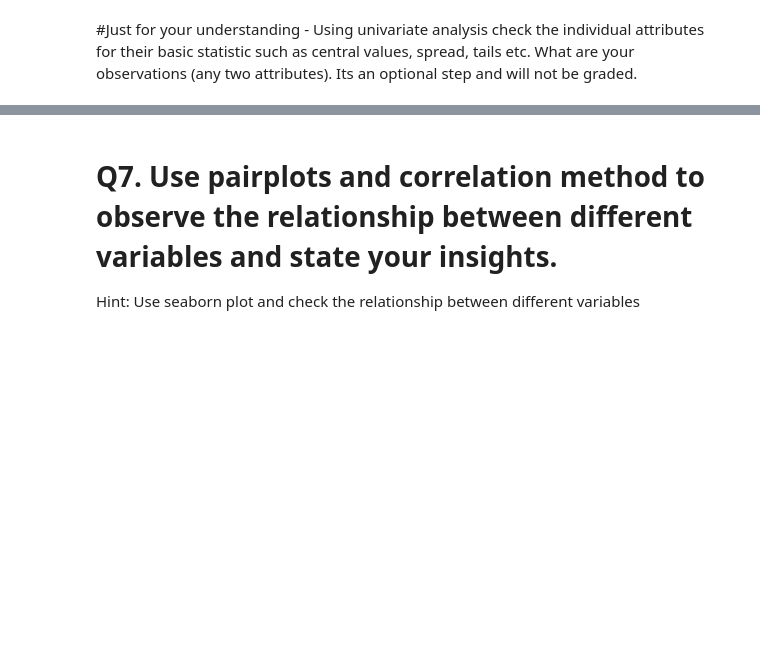
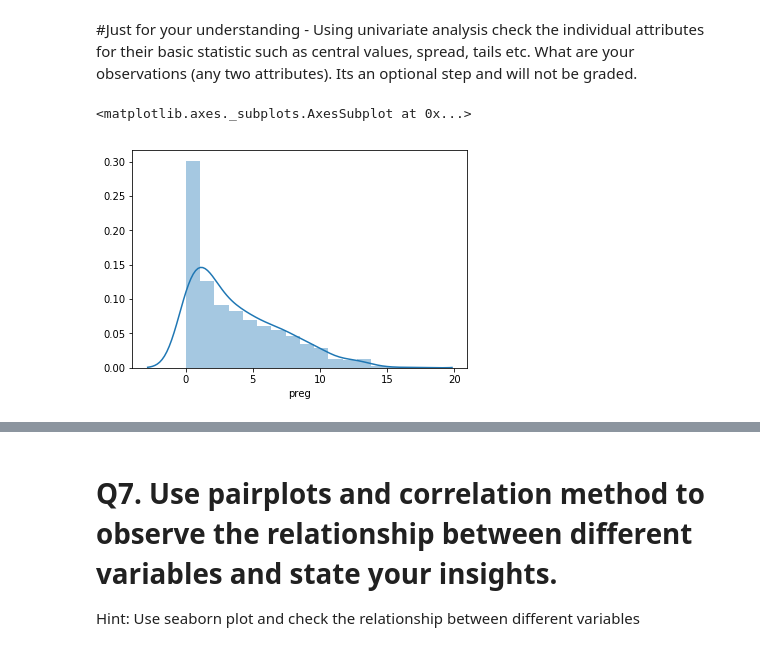
Before and after one commit to GreatLearningAIML1/bangalore-feb-batch-siju-samuel, a Jupyter notebook: R3_Lab_Internal/R3_Internal_Lab_Pima.ipynb, the cells around one changed output, grey strips where cells are left out. Cells and saved outputs as stored; diff of their text form; code cells hidden in the pictures; blank space fills up the shorter version.

```diff
--- a/R3_Lab_Internal/R3_Internal_Lab_Pima.ipynb
+++ b/R3_Lab_Internal/R3_Internal_Lab_Pima.ipynb
@@ -176,0 +175,5 @@ x.plot.bar()
+# %%
+sns.distplot(pima_df['preg'])
+# %% [output]
+<matplotlib.axes._subplots.AxesSubplot at 0x...>
+[figure, added]
```
Also changed, not shown: parts of 9 cells of this notebook.
